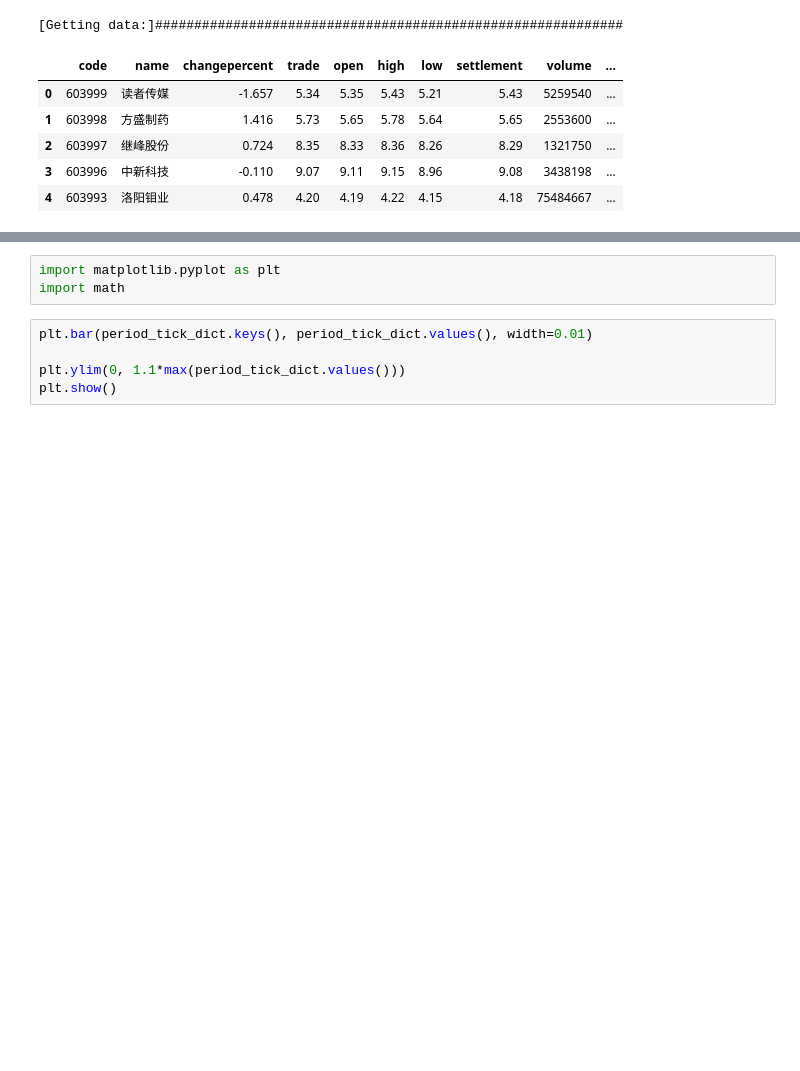
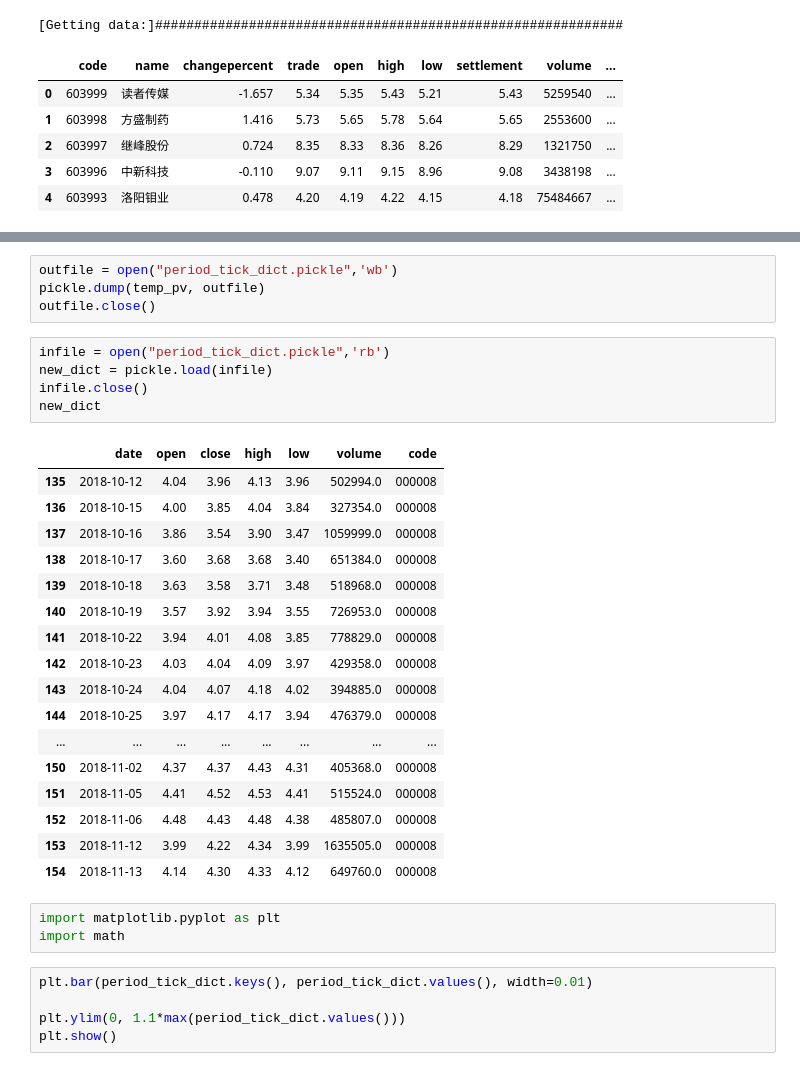
Before and after one commit to TickleYung/bullStock, a Jupyter notebook: tushare/tushareForPython2.ipynb, the cells around one changed output, grey strips where cells are left out. Saved outputs shown, nothing was run; the diff lists cells and outputs as text; blank space fills up the shorter version.

```diff
--- a/tushare/tushareForPython2.ipynb
+++ b/tushare/tushareForPython2.ipynb
@@ -539,3 +586,30 @@ OSError: 获取失败，请检查网络.
+# %%
+outfile = open("period_tick_dict.pickle",'wb')
+pickle.dump(temp_pv, outfile)
+outfile.close()
+# %%
+infile = open("period_tick_dict.pickle",'rb')
+new_dict = pickle.load(infile)
+infile.close()
+new_dict
+# %% [output]
+|  | date | open | close | high | low | volume | code |
+| 135 | 2018-10-12 | 4.04 | 3.96 | 4.13 | 3.96 | 502994.0 | 000008 |
+| 136 | 2018-10-15 | 4.00 | 3.85 | 4.04 | 3.84 | 327354.0 | 000008 |
+| 137 | 2018-10-16 | 3.86 | 3.54 | 3.90 | 3.47 | 1059999.0 | 000008 |
+| 138 | 2018-10-17 | 3.60 | 3.68 | 3.68 | 3.40 | 651384.0 | 000008 |
+| 139 | 2018-10-18 | 3.63 | 3.58 | 3.71 | 3.48 | 518968.0 | 000008 |
+| 140 | 2018-10-19 | 3.57 | 3.92 | 3.94 | 3.55 | 726953.0 | 000008 |
+| 141 | 2018-10-22 | 3.94 | 4.01 | 4.08 | 3.85 | 778829.0 | 000008 |
+| 142 | 2018-10-23 | 4.03 | 4.04 | 4.09 | 3.97 | 429358.0 | 000008 |
+| 143 | 2018-10-24 | 4.04 | 4.07 | 4.18 | 4.02 | 394885.0 | 000008 |
+| 144 | 2018-10-25 | 3.97 | 4.17 | 4.17 | 3.94 | 476379.0 | 000008 |
+| ... | ... | ... | ... | ... | ... | ... | ... |
+| 150 | 2018-11-02 | 4.37 | 4.37 | 4.43 | 4.31 | 405368.0 | 000008 |
+| 151 | 2018-11-05 | 4.41 | 4.52 | 4.53 | 4.41 | 515524.0 | 000008 |
+| 152 | 2018-11-06 | 4.48 | 4.43 | 4.48 | 4.38 | 485807.0 | 000008 |
+| 153 | 2018-11-12 | 3.99 | 4.22 | 4.34 | 3.99 | 1635505.0 | 000008 |
+| 154 | 2018-11-13 | 4.14 | 4.30 | 4.33 | 4.12 | 649760.0 | 000008 |
 # %%
 import matplotlib.pyplot as plt
 import math
```
Also changed, not shown: parts of 18 cells of this notebook, 3 other files.
